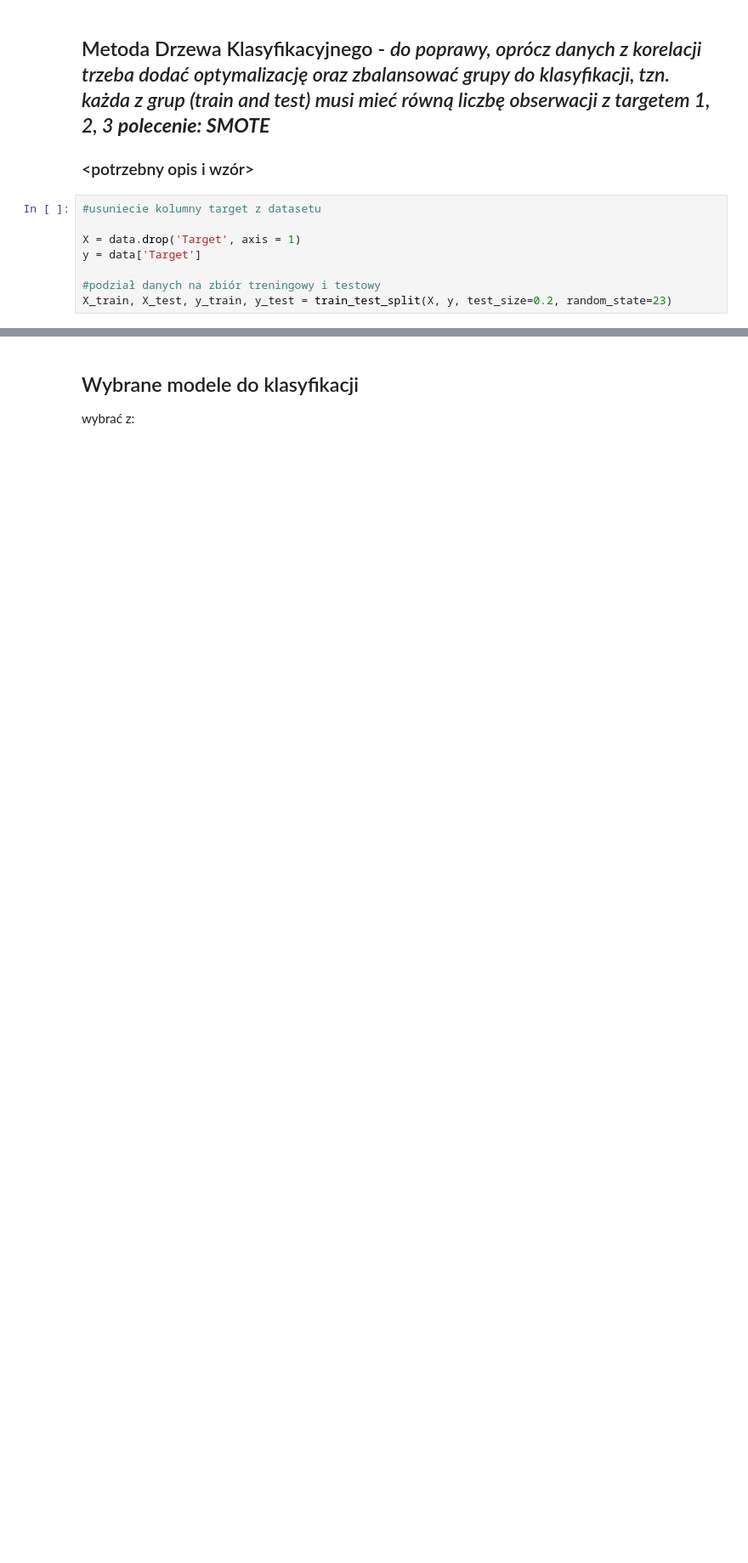
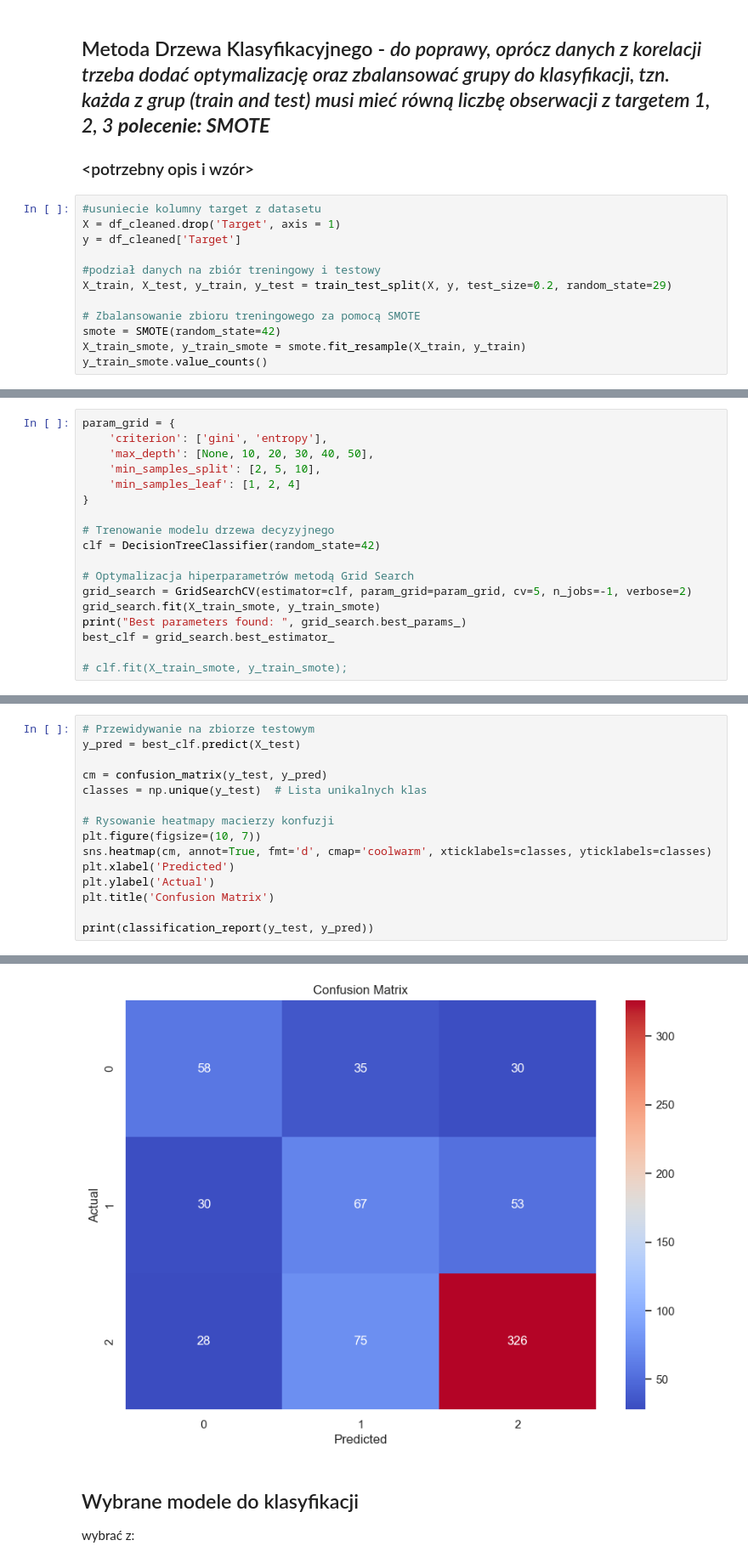
Before and after one commit to KamilMarshal/MAD_classification_project, a Jupyter notebook: ProjectNotebook.ipynb, the cells around one changed output, grey strips where cells are left out. Shown at 85% size. Cells and saved outputs as stored; diff of their text form; blank space fills up the shorter version.

```diff
--- a/ProjectNotebook.ipynb
+++ b/ProjectNotebook.ipynb
@@ -402,9 +421,13 @@ Liczba zmiennych z korelacją względem 'Target' >0.1 oraz nieskorelowanych mię
 ### <potrzebny opis i wzór>
 # %%
 #usuniecie kolumny target z datasetu
-
-X = data.drop('Target', axis = 1)
-y = data['Target']
+X = df_cleaned.drop('Target', axis = 1)
+y = df_cleaned['Target']
 
 #podział danych na zbiór treningowy i testowy
-X_train, X_test, y_train, y_test = train_test_split(X, y, test_size=0.2, random_state=23)
+X_train, X_test, y_train, y_test = train_test_split(X, y, test_size=0.2, random_state=29)
+
+# Zbalansowanie zbioru treningowego za pomocą SMOTE
+smote = SMOTE(random_state=42)
+X_train_smote, y_train_smote = smote.fit_resample(X_train, y_train)
+y_train_smote.value_counts()
@@ -418,0 +440,18 @@ y_pred_dtc;
+# %%
+param_grid = {
+    'criterion': ['gini', 'entropy'],
+    'max_depth': [None, 10, 20, 30, 40, 50],
+    'min_samples_split': [2, 5, 10],
+    'min_samples_leaf': [1, 2, 4]
+}
+
+# Trenowanie modelu drzewa decyzyjnego
+clf = DecisionTreeClassifier(random_state=42)
+
+# Optymalizacja hiperparametrów metodą Grid Search
+grid_search = GridSearchCV(estimator=clf, param_grid=param_grid, cv=5, n_jobs=-1, verbose=2)
+grid_search.fit(X_train_smote, y_train_smote)
+print("Best parameters found: ", grid_search.best_params_)
+best_clf = grid_search.best_estimator_
+
+# clf.fit(X_train_smote, y_train_smote);
@@ -418,0 +461,16 @@ y_pred_dtc;
+# %%
+# Przewidywanie na zbiorze testowym
+y_pred = best_clf.predict(X_test)
+
+cm = confusion_matrix(y_test, y_pred)
+classes = np.unique(y_test)  # Lista unikalnych klas
+
+# Rysowanie heatmapy macierzy konfuzji
+plt.figure(figsize=(10, 7))
+sns.heatmap(cm, annot=True, fmt='d', cmap='coolwarm', xticklabels=classes, yticklabels=classes)
+plt.xlabel('Predicted')
+plt.ylabel('Actual')
+plt.title('Confusion Matrix')
+
+print(classification_report(y_test, y_pred))
+# %% [output]
@@ -419,3 +486,4 @@ y_pred_dtc;
+[figure, added]
 # %% [markdown]
 ## Wybrane modele do klasyfikacji
 
```
Also changed, not shown: parts of 14 cells of this notebook.
